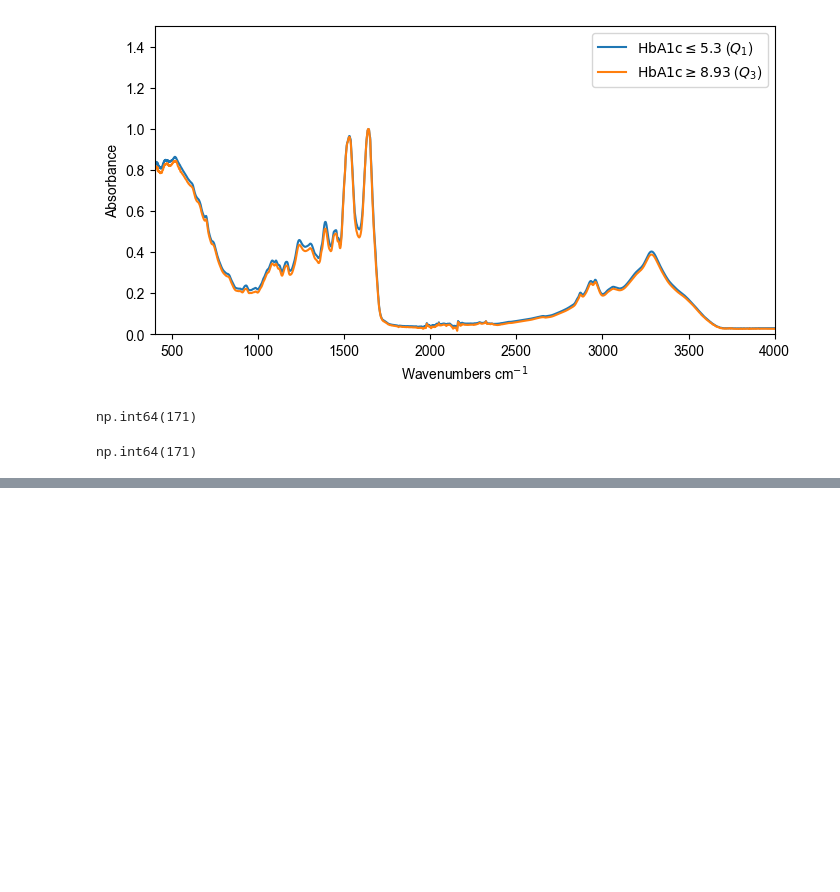
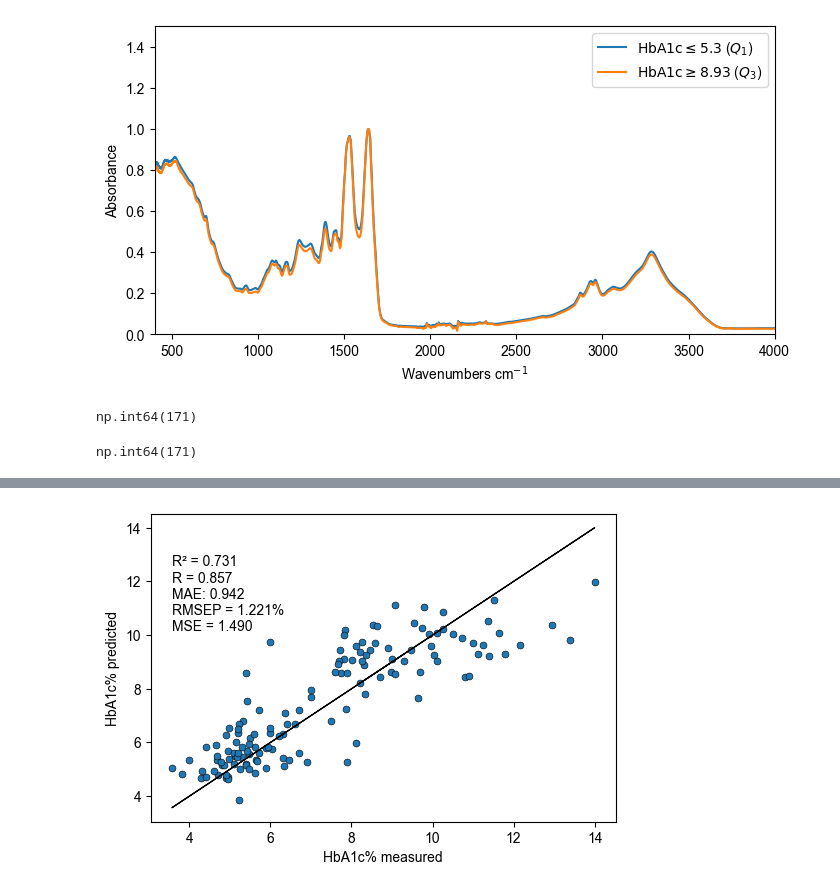
Before and after one commit to MelnychenkoM/ml_methods_hba1c, a Jupyter notebook: notebooks/visuals.ipynb, the cells around one changed output, grey strips where cells are left out. Saved outputs shown, nothing was run; the diff lists cells and outputs as text; code cells hidden in the pictures; blank space fills up the shorter version.

```diff
--- a/notebooks/visuals.ipynb
+++ b/notebooks/visuals.ipynb
@@ -123,0 +167,5 @@ np.int64(171)
+# %%
+fig, ax = validate_plot(y_true_cnn, y_pred_cnn)
+plt.savefig("../figures/validation_cnn.png", transparent=True, dpi=300)
+# %% [output]
+[figure, added]
```
Also changed, not shown: parts of 11 cells of this notebook, 6 other files.
